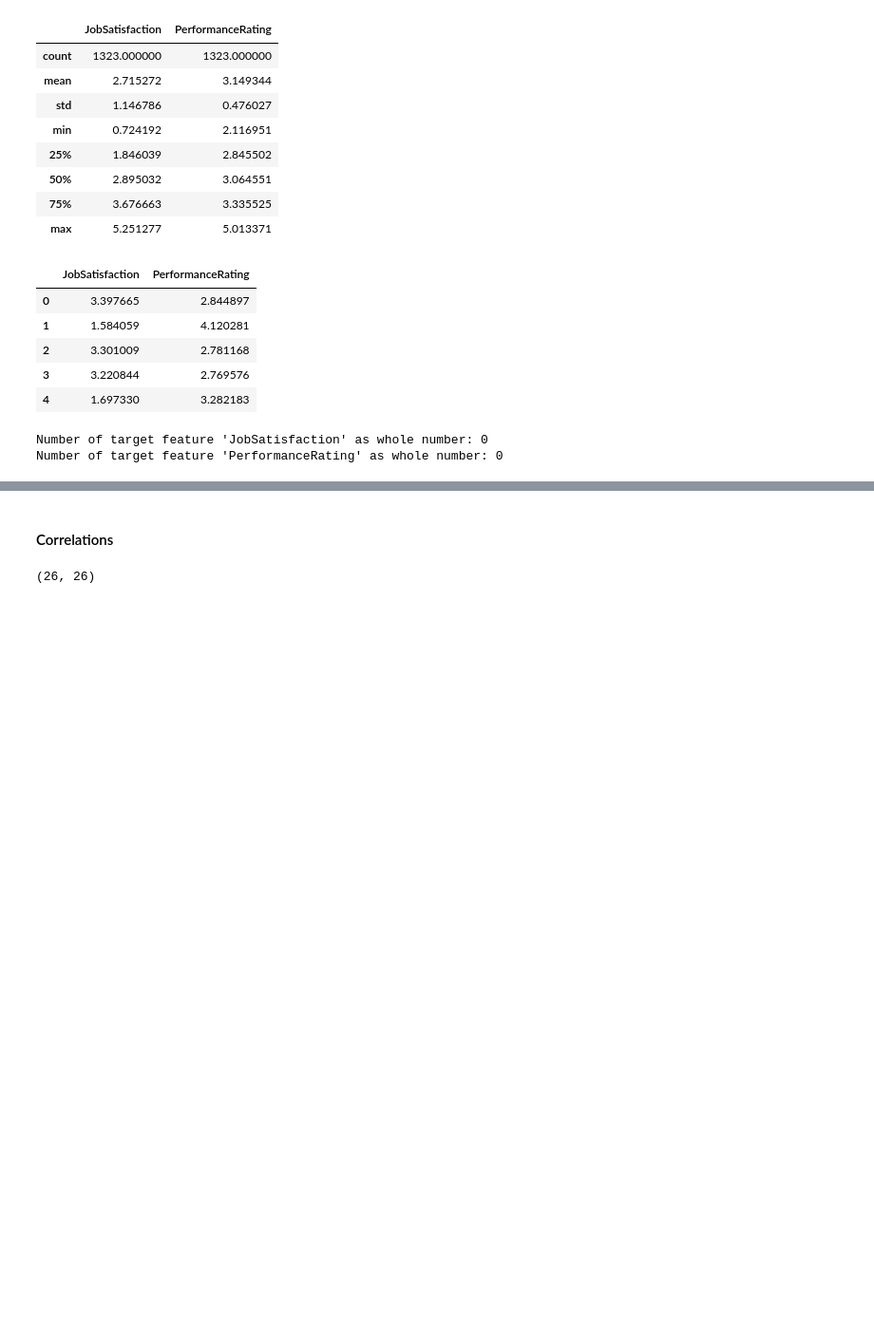
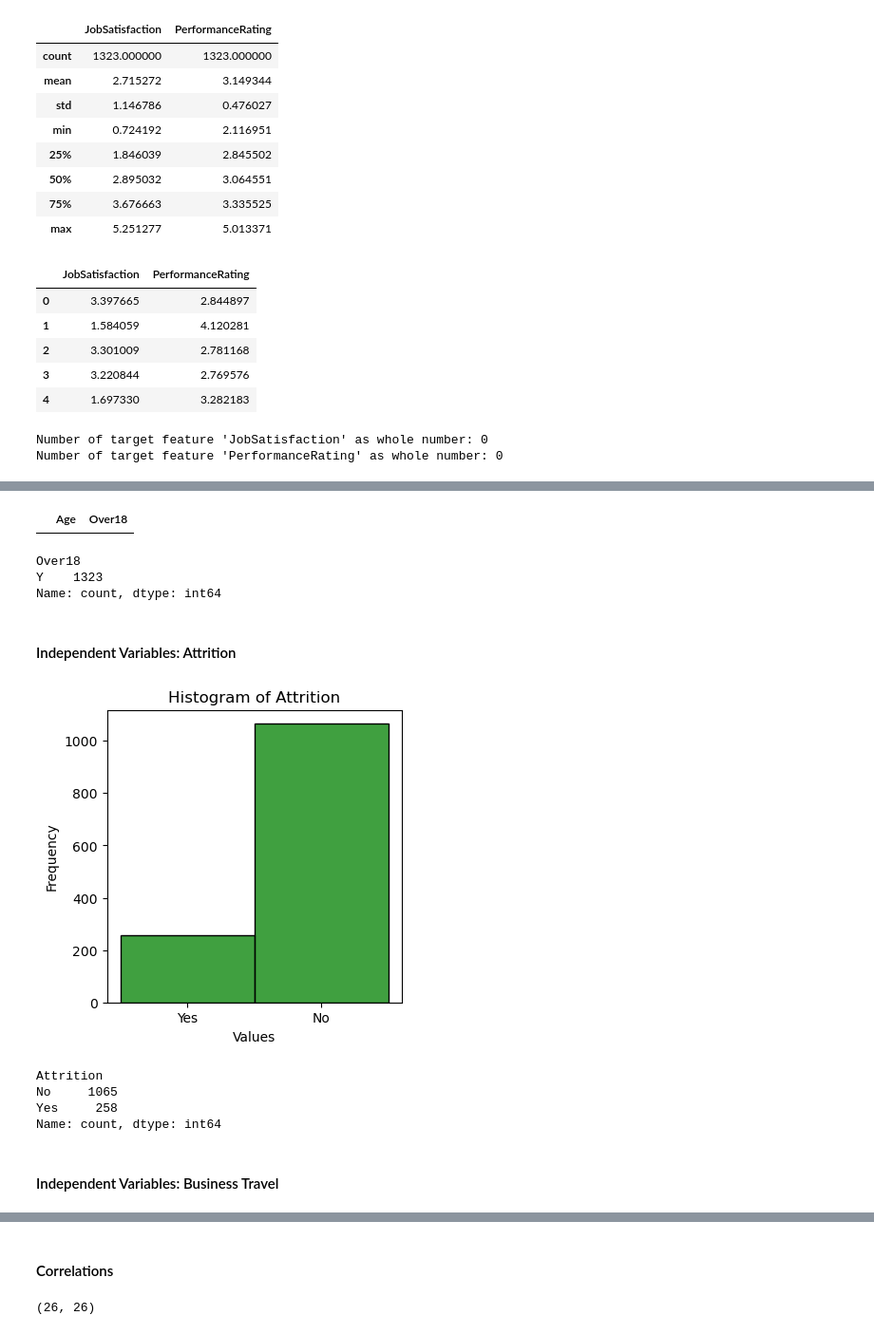
Before and after one commit to Lughaidh-w/Integrated_CA, a Jupyter notebook: Integrated CA2.ipynb, the cells around one changed output, grey strips where cells are left out. Shown: that part at 95% size. Saved outputs shown, nothing was run; the diff lists cells and outputs as text; code cells hidden in the pictures; blank space fills up the shorter version.

```diff
--- a/Integrated CA2.ipynb
+++ b/Integrated CA2.ipynb
@@ -349,0 +419,13 @@ R-squared (R2): -0.019461074784556942
+# %%
+df1 = df[df["Over18"] == "N"]
+df1[["Age", "Over18"]].head(50)
+# %% [output]
+|  | Age | Over18 |
+# %%
+df.Over18.value_counts()
+# %% [output]
+Over18
+Y    1323
+Name: count, dtype: int64
+# %% [markdown]
+#### Independent Variables: Attrition
@@ -349,0 +435,14 @@ R-squared (R2): -0.019461074784556942
+# %%
+
+histogram(df, "Attrition",)
+# %% [output]
+[figure, added]
+# %%
+df.Attrition.value_counts()
+# %% [output]
+Attrition
+No     1065
+Yes     258
+Name: count, dtype: int64
+# %% [markdown]
+#### Independent Variables: Business Travel
```
Also changed, not shown: parts of 31 cells of this notebook, 3 other files.
